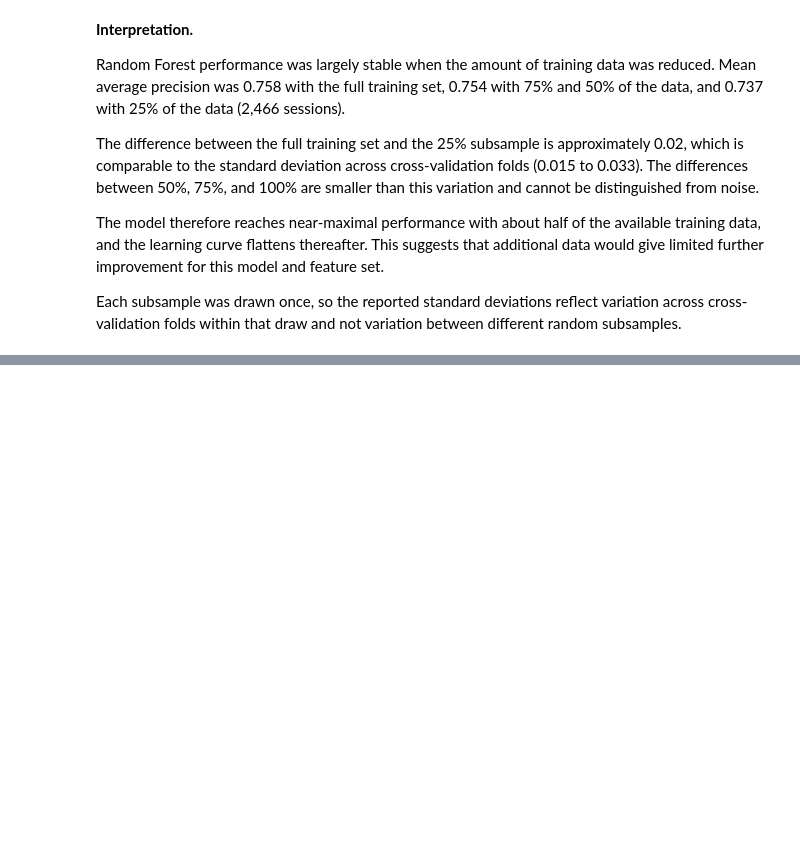
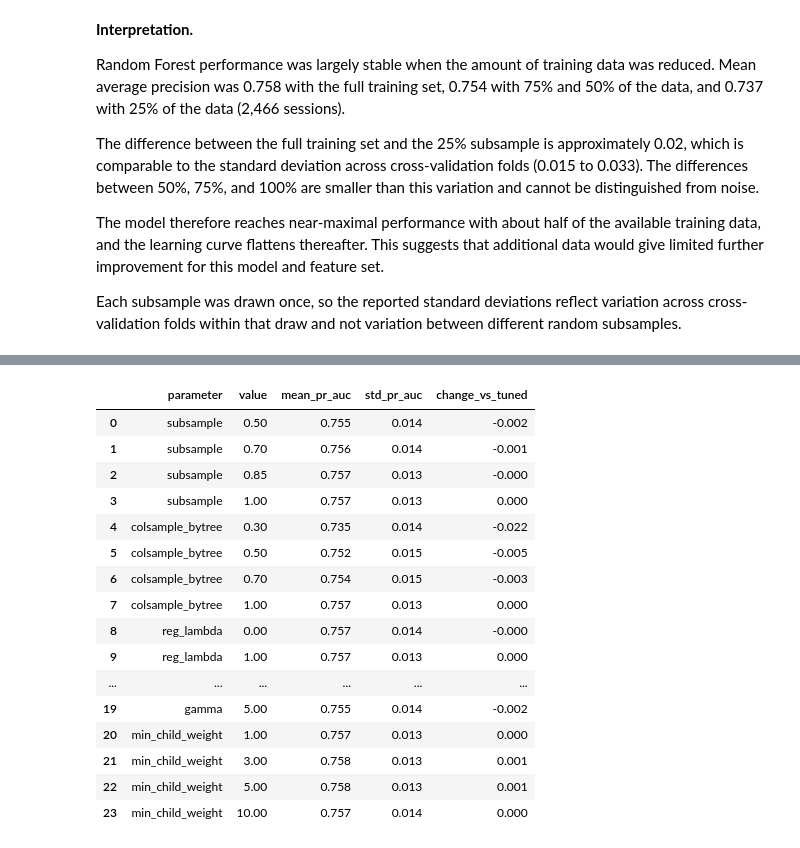
Before and after one commit to EmilB04/Machine-Learning, a Jupyter notebook: project1/notebooks/analysis.ipynb, the cells around one changed output, grey strips where cells are left out. Cells and saved outputs as stored; diff of their text form; code cells hidden in the pictures; blank space fills up the shorter version.

Commit message:
Add test evaluation, PageValues ablation and XGBoost regularization

```diff
--- a/project1/notebooks/analysis.ipynb
+++ b/project1/notebooks/analysis.ipynb
@@ -2525,0 +2711,75 @@ between different random subsamples.
+# %%
+from sklearn.model_selection import cross_val_score
+from sklearn.pipeline import Pipeline
+from xgboost import XGBClassifier
+
+xgb_reg_grid = {
+    "subsample": [0.5, 0.7, 0.85, 1.0],
+    "colsample_bytree": [0.3, 0.5, 0.7, 1.0],
+    "reg_lambda": [0, 1, 5, 20],
+    "reg_alpha": [0, 0.1, 1, 5],
+    "gamma": [0, 0.5, 1, 5],
+    "min_child_weight": [1, 3, 5, 10],
+}
+
+xgb_reg_results = []
+
+for param, values in xgb_reg_grid.items():
+    for value in values:
+
+        model = Pipeline([
+            ("preprocessor", preprocessor),
+            (
+                "model",
+                XGBClassifier(
+                    n_estimators=100,
+                    learning_rate=0.05,
+                    max_depth=4,
+                    random_state=42,
+                    eval_metric="logloss",
+                    n_jobs=1,
+                    **{param: value}
+                )
+            )
+        ])
+
+        scores = cross_val_score(
+            model,
+            X_train,
+            y_train,
+            cv=cv,
+            scoring="average_precision",
+            n_jobs=-1
+        )
+
+        xgb_reg_results.append({
+            "parameter": param,
+            "value": value,
+            "mean_pr_auc": scores.mean(),
+            "std_pr_auc": scores.std()
+        })
+
+xgb_reg_results = pd.DataFrame(xgb_reg_results)
+
+# Reference: tuned XGBoost with default regularization (repeated CV)
+xgb_reg_results["change_vs_tuned"] = xgb_reg_results["mean_pr_auc"] - 0.757
+
+xgb_reg_results.round(3)
+# %% [output]
+|  | parameter | value | mean_pr_auc | std_pr_auc | change_vs_tuned |
+| 0 | subsample | 0.50 | 0.755 | 0.014 | -0.002 |
+| 1 | subsample | 0.70 | 0.756 | 0.014 | -0.001 |
+| 2 | subsample | 0.85 | 0.757 | 0.013 | -0.000 |
+| 3 | subsample | 1.00 | 0.757 | 0.013 | 0.000 |
+| 4 | colsample_bytree | 0.30 | 0.735 | 0.014 | -0.022 |
+| 5 | colsample_bytree | 0.50 | 0.752 | 0.015 | -0.005 |
+| 6 | colsample_bytree | 0.70 | 0.754 | 0.015 | -0.003 |
+| 7 | colsample_bytree | 1.00 | 0.757 | 0.013 | 0.000 |
+| 8 | reg_lambda | 0.00 | 0.757 | 0.014 | -0.000 |
+| 9 | reg_lambda | 1.00 | 0.757 | 0.013 | 0.000 |
+| ... | ... | ... | ... | ... | ... |
+| 19 | gamma | 5.00 | 0.755 | 0.014 | -0.002 |
+| 20 | min_child_weight | 1.00 | 0.757 | 0.013 | 0.000 |
+| 21 | min_child_weight | 3.00 | 0.758 | 0.013 | 0.001 |
+| 22 | min_child_weight | 5.00 | 0.758 | 0.013 | 0.001 |
+| 23 | min_child_weight | 10.00 | 0.757 | 0.014 | 0.000 |
```
Also changed, not shown: parts of 9 cells of this notebook.
